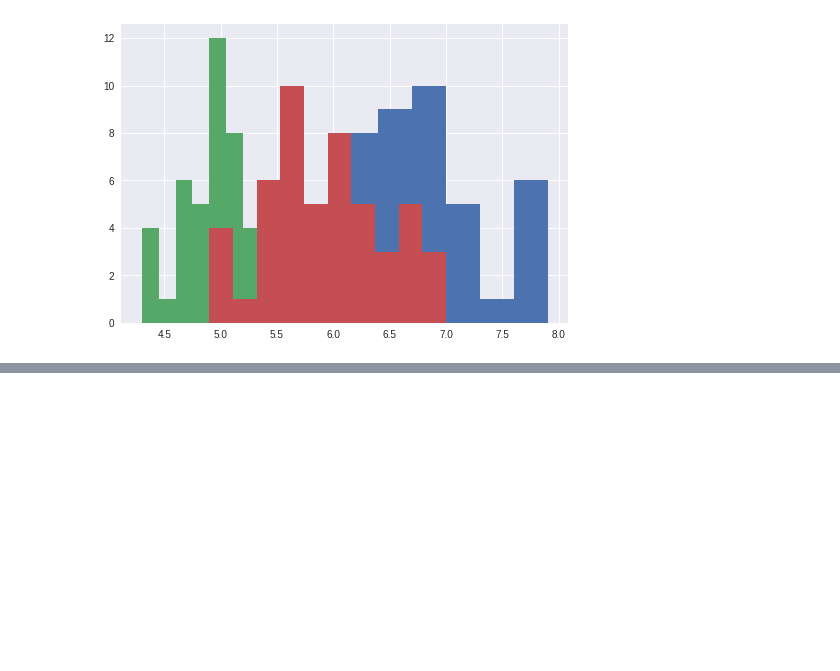
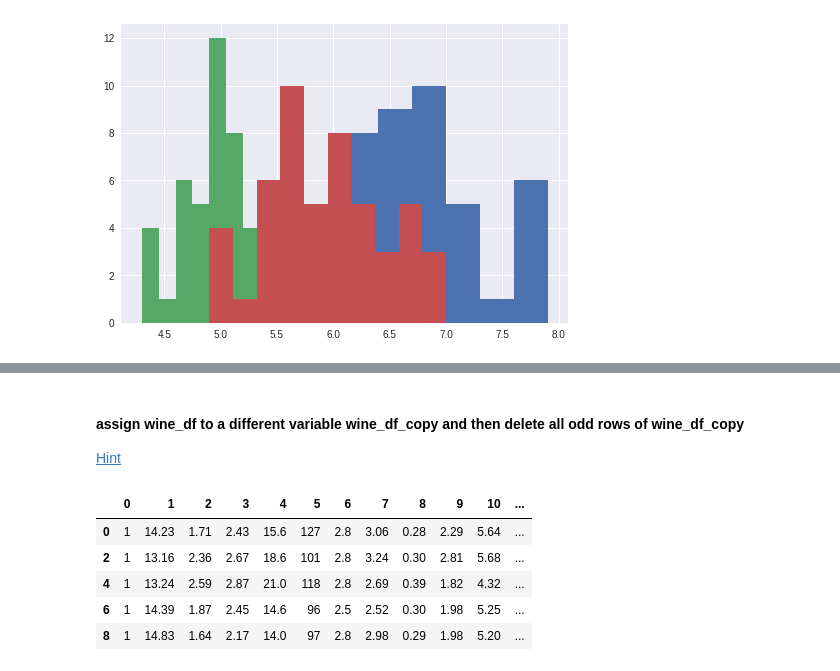
Before and after one commit to MLCCKolkata/Assignment-3, a Jupyter notebook: arnavdas88.ipynb, the cells around one changed output, grey strips where cells are left out. Drawn from its saved outputs; the diff is of its cells as text; code cells hidden in the pictures; blank space fills up the shorter version.

```diff
--- a/arnavdas88.ipynb
+++ b/arnavdas88.ipynb
@@ -488,0 +514,15 @@ plt.hist(virginica['sepal_length'])
+# %% [markdown]
+#### assign wine_df to a different variable wine_df_copy and then delete all odd rows of wine_df_copy
+
+[Hint](https://pandas.pydata.org/pandas-docs/stable/generated/pandas.DataFrame.drop.html)
+# %%
+wine_df_copy = wine_df
+wine_df_copy.drop(wine_df_copy.index[1::2], inplace=True)
+wine_df_copy.head()
+# %% [output]
+|  | 0 | 1 | 2 | 3 | 4 | 5 | 6 | 7 | 8 | 9 | 10 | ... |
+| 0 | 1 | 14.23 | 1.71 | 2.43 | 15.6 | 127 | 2.8 | 3.06 | 0.28 | 2.29 | 5.64 | ... |
+| 2 | 1 | 13.16 | 2.36 | 2.67 | 18.6 | 101 | 2.8 | 3.24 | 0.30 | 2.81 | 5.68 | ... |
+| 4 | 1 | 13.24 | 2.59 | 2.87 | 21.0 | 118 | 2.8 | 2.69 | 0.39 | 1.82 | 4.32 | ... |
+| 6 | 1 | 14.39 | 1.87 | 2.45 | 14.6 | 96 | 2.5 | 2.52 | 0.30 | 1.98 | 5.25 | ... |
+| 8 | 1 | 14.83 | 1.64 | 2.17 | 14.0 | 97 | 2.8 | 2.98 | 0.29 | 1.98 | 5.20 | ... |
```
Also changed, not shown: parts of 16 cells of this notebook.
